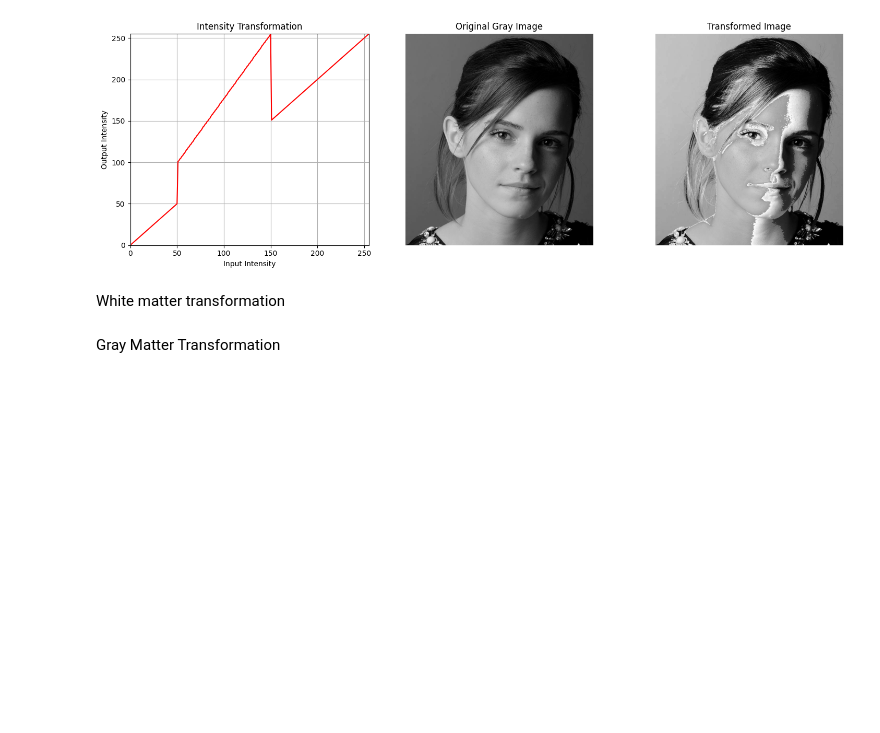
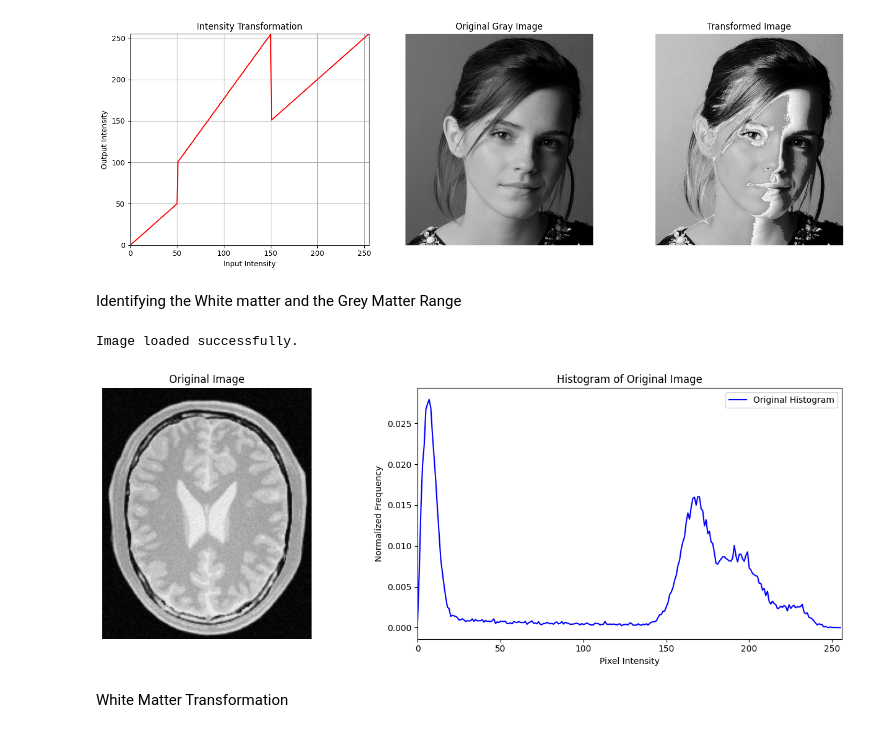
Before and after one commit to MIHIRAJA-KURUPPU/Intensity-Transformations-and-Neighborhood-Filtering, a Jupyter notebook: Codes.ipynb, the cells around one changed output. Drawn from its saved outputs; the diff is of its cells as text; code cells hidden in the pictures; blank space fills up the shorter version.

```diff
--- a/Codes.ipynb
+++ b/Codes.ipynb
@@ -63,7 +63,49 @@ plt.tight_layout()
 plt.show()
 # %% [output]
 [figure]
-# %% [markdown]
-White matter transformation
+# %% [markdown]
+Identifying the White matter and the Grey Matter Range
+# %%
+import cv2 as cv
+import numpy as np
+import matplotlib.pyplot as plt
+
+# Load the MRI image in grayscale mode
+brain_image = cv.imread("E:/Github_Projects/Intensity-Transformations-and-Neighborhood-Filtering/a1images/brain_proton_density_slice.png", cv.IMREAD_GRAYSCALE)
+
+# Check if the image is loaded successfully
+if brain_image is None:
+    print("Error: Unable to load the image.")
+else:
+    print("Image loaded successfully.")
+
+    # Compute the histogram of the original image
+    hist_orig = cv.calcHist([brain_image], [0], None, [256], [0, 256])
+
+    # Normalize the histogram for easier comparison
+    hist_orig /= hist_orig.sum()
+
+    # Create subplots to show the original image and its histogram
+    fig, ax = plt.subplots(1, 2, figsize=(14, 5))
+
+    # Display the original image
+    ax[0].imshow(brain_image, cmap='gray',vmin=0, vmax=255)
+    ax[0].axis('off')
+    ax[0].set_title('Original Image')
+
+    # Plot the histogram of the original image
+    ax[1].plot(hist_orig, color='blue', label='Original Histogram')
+    ax[1].set_xlim([0, 256])
+    ax[1].set_xlabel('Pixel Intensity')
+    ax[1].set_ylabel('Normalized Frequency')
+    ax[1].set_title('Histogram of Original Image')
+    ax[1].legend()
+
+    # Show all plots
+    plt.tight_layout()
+    plt.show()
+# %% [output]
+Image loaded successfully.
+[figure, added]
 # %% [markdown]
-Gray Matter Transformation
+White Matter Transformation
```
Also changed, not shown: parts of 4 cells of this notebook.
